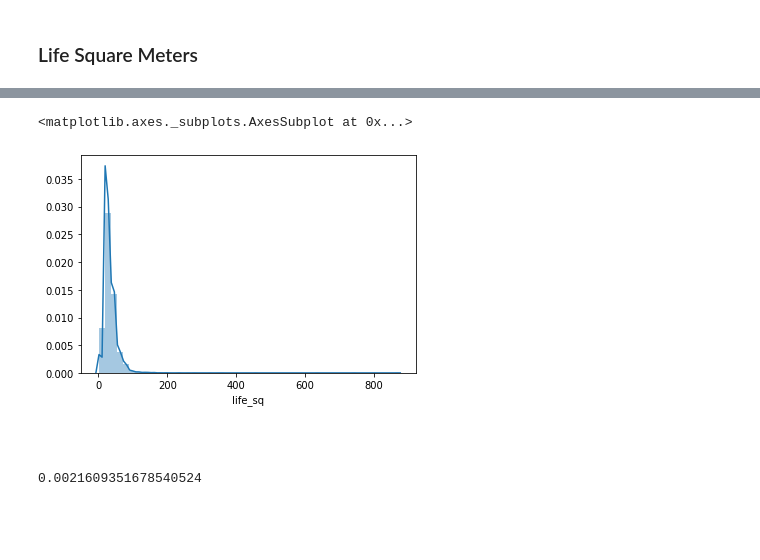
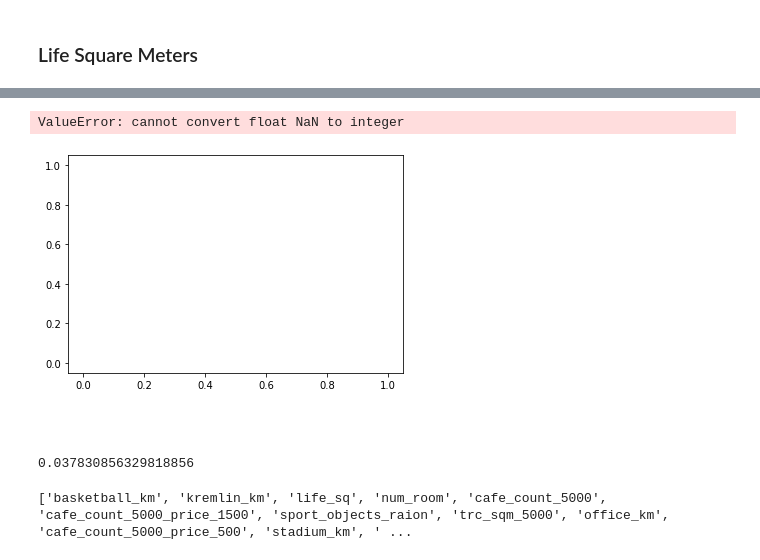
Before and after one commit to joshuamitchell192/HousingMarket_DataMining, a Jupyter notebook: Data Mining - Russian Housing Market.ipynb, the cells around one changed output, grey strips where cells are left out. Saved outputs shown, nothing was run; the diff lists cells and outputs as text; code cells hidden in the pictures; blank space fills up the shorter version.

Commit message:
Added some price analysis, correlation graphs and removed more noise

```diff
--- a/Data Mining - Russian Housing Market.ipynb
+++ b/Data Mining - Russian Housing Market.ipynb
@@ -91,4 +89,6 @@ df.loc[(df["build_year"] > 2019) | (df.build_year < 1850)]
 1464 rows × 292 columns
+# %%
+df.drop(df[(df.build_year > 2019) | (df.build_year < 1850)].index, inplace=True)
 # %%
 df.loc[df.state > 4]["state"]
 # %% [output]
@@ -96,0 +98,3 @@ Name: state, dtype: float64
+# %%
+df.loc[df.full_sq > 3000]
+df.drop(df[df.full_sq > 3000].index, inplace=True)
@@ -96,0 +103,6 @@ Name: state, dtype: float64
+# %%
+df.loc[df.life_sq > 3000]
+df.drop(df[df.life_sq > 3000].index, inplace=True)
+# %%
+df.timestamp = pd.to_datetime(df.timestamp)
+print(f'Time Range:\n{df.timestamp.min()} - {df.timestamp.max()}')
@@ -116,15 +162,20 @@ sns.distplot(df.loc[(df["full_sq"] > 0.1) & (df['full_sq'] < 1000)]["full_sq"])
 # %%
-sns.distplot(df.loc[(df["life_sq"] > 0.1) & (df['life_sq'] < 1000)]["life_sq"])
+sns.distplot(df["life_sq"])
 # %% [output]
-<matplotlib.axes._subplots.AxesSubplot at 0x...>
+ValueError: cannot convert float NaN to integer
-[figure, old version]
+[figure, new version]
 # %% [markdown]
 ###
 # %%
 np.corrcoef(df['price_doc'], df['build_year'])[0, 1]
-# df['price_doc']
-# df['build_year']
 df['price_doc'].corr(df['build_year'])
-print("Merge Test")
 # %% [output]
-0.0021609351678540524
+0.037830856329818856
+# %%
+high_corr_list = df.corr()["price_doc"].abs().sort_values()[-30:].keys()
+
+items_to_remove = ["trc_sqm_3000", "cafe_count_5000_na_price", "trc_count_3000", "sport_count_3000"]
+high_corr_list = list(set(high_corr_list).difference(set(items_to_remove)))
+print(high_corr_list)
+# %% [output]
+['basketball_km', 'kremlin_km', 'life_sq', 'num_room', 'cafe_count_5000', 'cafe_count_5000_price_1500', 'sport_objects_raion', 'trc_sqm_5000', 'office_km', 'cafe_count_5000_price_500', 'stadium_km', ' ...
```
Also changed, not shown: parts of 16 cells of this notebook.
